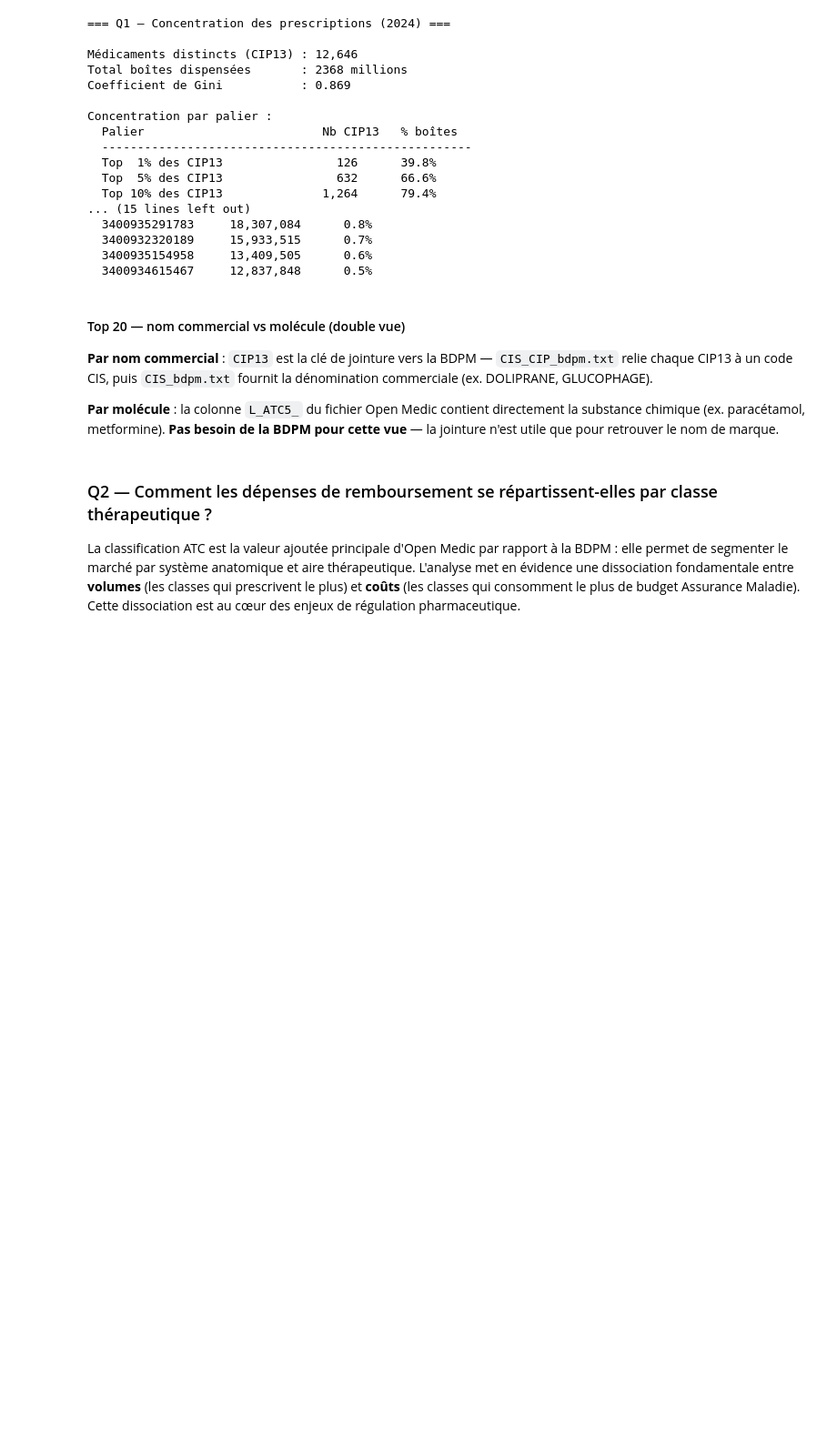
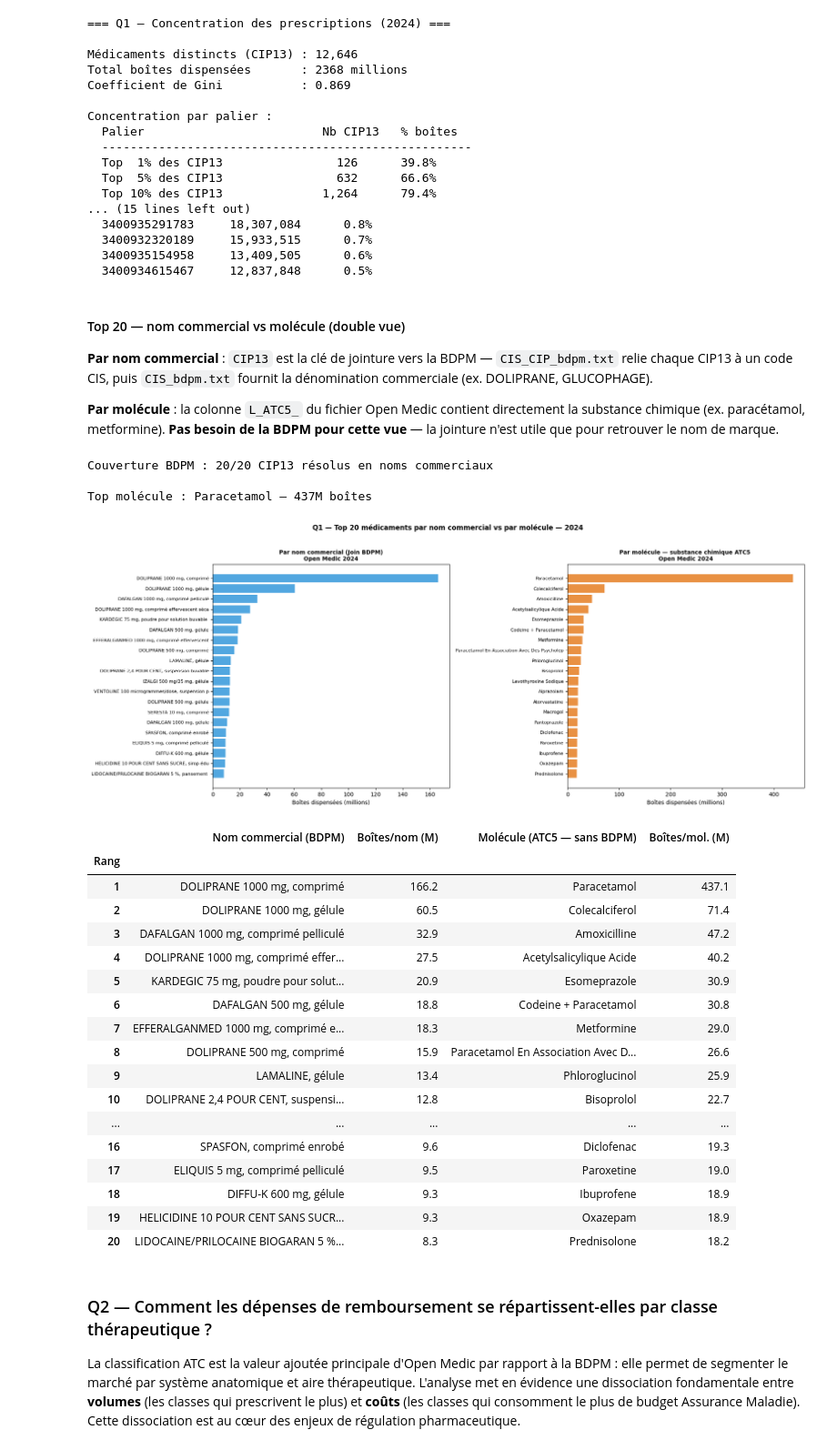
Before and after one commit to redouane-b/pharma-data-hub-france, a Jupyter notebook: analysis/notebooks/03_open_medic.ipynb, the cells around one changed output. Shown at 91% size. Drawn from its saved outputs; the diff is of its cells as text; code cells hidden in the pictures; blank space fills up the shorter version.

```diff
--- a/analysis/notebooks/03_open_medic.ipynb
+++ b/analysis/notebooks/03_open_medic.ipynb
@@ -374,7 +374,7 @@ axes[0].set_yticks(range(len(top20_cip_s)))
 axes[0].set_yticklabels([l[:48] for l in top20_cip_s["label"].tolist()], fontsize=8)
 axes[0].set_xlabel("Boîtes dispensées (millions)")
 axes[0].set_title(
-    f"Par nom commercial (BDPM)\nOpen Medic {YEAR}",
+    f"Par nom commercial (Join BDPM)\nOpen Medic {YEAR}",
     fontsize=10, fontweight="bold"
 )
 
@@ -382,34 +382,57 @@ axes[0].set_title(
 if top20_mol is not None:
     mol_vals   = top20_mol.values / 1e6
     mol_labels = [str(s).title()[:45] for s in top20_mol.index]
     sorted_idx = np.argsort(mol_vals)
     axes[1].barh(range(len(mol_vals)), mol_vals[sorted_idx],
                  color="#e67e22", alpha=0.85)
     axes[1].set_yticks(range(len(mol_vals)))
     axes[1].set_yticklabels([mol_labels[i] for i in sorted_idx], fontsize=8)
     axes[1].set_xlabel("Boîtes dispensées (millions)")
     axes[1].set_title(
-        f"Par molécule — substance chimique ATC5 (sans BDPM)\nOpen Medic {YEAR}",
+        f"Par molécule — substance chimique ATC5 \nOpen Medic {YEAR}",
         fontsize=10, fontweight="bold"
     )
 
 plt.suptitle(
     f"Q1 — Top 20 médicaments par nom commercial vs par molécule — {YEAR}",
     fontsize=12, fontweight="bold", y=1.02
 )
 plt.tight_layout()
 plt.show()
 
 # ── Tableau comparatif ─────────────────────────────────────────────────────
 if top20_mol is not None:
     tbl = pd.DataFrame({
         "Nom commercial (BDPM)":        top20_cip["label"].values,
         "Boîtes/nom (M)":               (top20_cip["boites"].values / 1e6).round(1),
         "Molécule (ATC5 — sans BDPM)":  [str(s).title() for s in top20_mol.index],
         "Boîtes/mol. (M)":              (top20_mol.values / 1e6).round(1),
     }, index=range(1, 21))
     tbl.index.name = "Rang"
     display(tbl)
+# %% [output]
+Couverture BDPM : 20/20 CIP13 résolus en noms commerciaux
+
+Top molécule : Paracetamol — 437M boîtes
+[figure, added]
+|  | Nom commercial (BDPM) | Boîtes/nom (M) | Molécule (ATC5 — sans BDPM) | Boîtes/mol. (M) |
+| Rang |  |  |  |  |
+| 1 | DOLIPRANE 1000 mg, comprimé | 166.2 | Paracetamol | 437.1 |
+| 2 | DOLIPRANE 1000 mg, gélule | 60.5 | Colecalciferol | 71.4 |
+| 3 | DAFALGAN 1000 mg, comprimé pelliculé | 32.9 | Amoxicilline | 47.2 |
+| 4 | DOLIPRANE 1000 mg, comprimé effer... | 27.5 | Acetylsalicylique Acide | 40.2 |
+| 5 | KARDEGIC 75 mg, poudre pour solut... | 20.9 | Esomeprazole | 30.9 |
+| 6 | DAFALGAN 500 mg, gélule | 18.8 | Codeine + Paracetamol | 30.8 |
+| 7 | EFFERALGANMED 1000 mg, comprimé e... | 18.3 | Metformine | 29.0 |
+| 8 | DOLIPRANE 500 mg, comprimé | 15.9 | Paracetamol En Association Avec D... | 26.6 |
+| 9 | LAMALINE, gélule | 13.4 | Phloroglucinol | 25.9 |
+| 10 | DOLIPRANE 2,4 POUR CENT, suspensi... | 12.8 | Bisoprolol | 22.7 |
+| ... | ... | ... | ... | ... |
+| 16 | SPASFON, comprimé enrobé | 9.6 | Diclofenac | 19.3 |
+| 17 | ELIQUIS 5 mg, comprimé pelliculé | 9.5 | Paroxetine | 19.0 |
+| 18 | DIFFU-K 600 mg, gélule | 9.3 | Ibuprofene | 18.9 |
+| 19 | HELICIDINE 10 POUR CENT SANS SUCR... | 9.3 | Oxazepam | 18.9 |
+| 20 | LIDOCAINE/PRILOCAINE BIOGARAN 5 %... | 8.3 | Prednisolone | 18.2 |
 # %% [markdown]
 ### Q2 — Comment les dépenses de remboursement se répartissent-elles par classe thérapeutique ?
 
```
Also changed, not shown: parts of 2 cells of this notebook, 8 other files.
